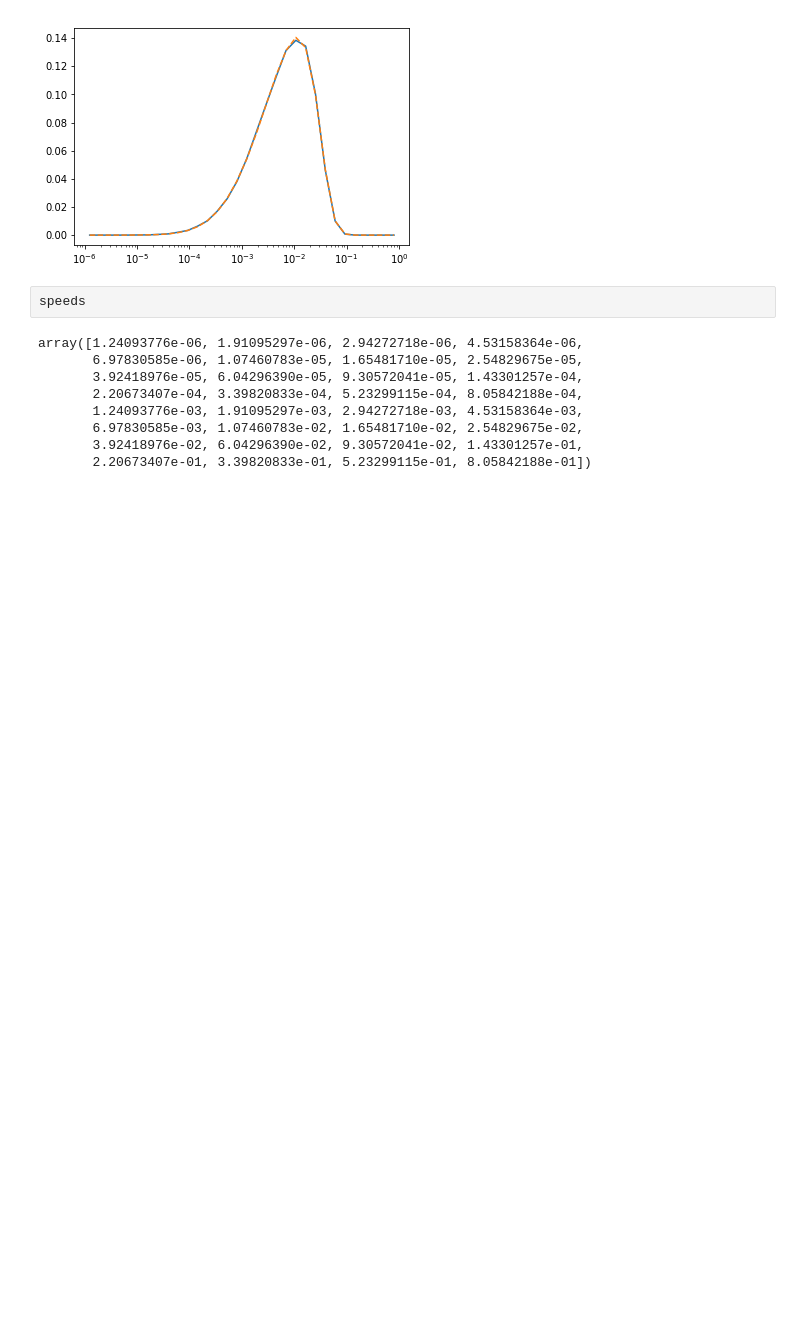
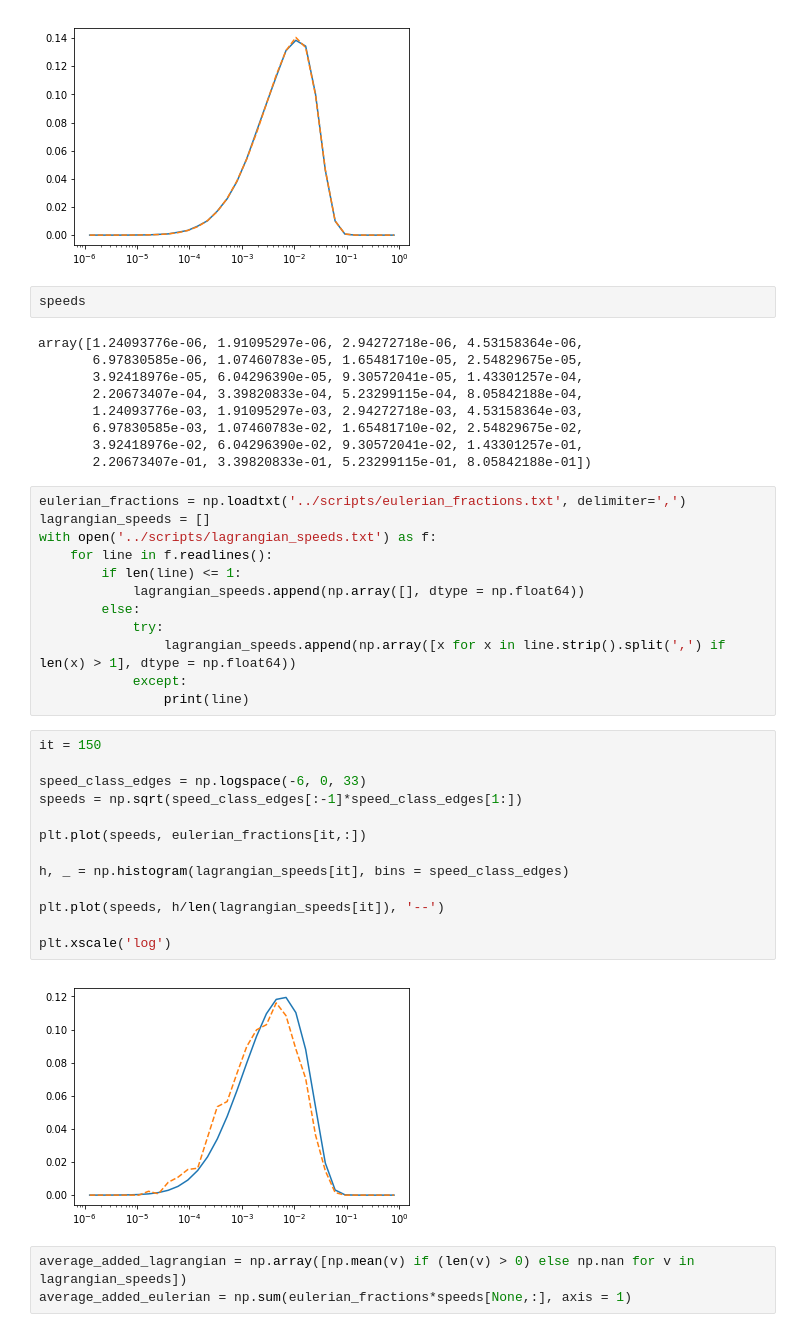
Before and after one commit to nordam/Eulerian-and-Lagrangian-methods, a Jupyter notebook: notebooks/Debugging.ipynb, the cells around one changed output. Cells and saved outputs as stored; diff of their text form; blank space fills up the shorter version.

```diff
--- a/notebooks/Debugging.ipynb
+++ b/notebooks/Debugging.ipynb
@@ -652,3 +652,33 @@ array([1.24093776e-06, 1.91095297e-06, 2.94272718e-06, 4.53158364e-06,
        6.97830585e-03, 1.07460783e-02, 1.65481710e-02, 2.54829675e-02,
        3.92418976e-02, 6.04296390e-02, 9.30572041e-02, 1.43301257e-01,
        2.20673407e-01, 3.39820833e-01, 5.23299115e-01, 8.05842188e-01])
+# %%
+eulerian_fractions = np.loadtxt('../scripts/eulerian_fractions.txt', delimiter=',')
+lagrangian_speeds = []
+with open('../scripts/lagrangian_speeds.txt') as f:
+    for line in f.readlines():
+        if len(line) <= 1:
+            lagrangian_speeds.append(np.array([], dtype = np.float64))
+        else:
+            try:
+                lagrangian_speeds.append(np.array([x for x in line.strip().split(',') if len(x) > 1], dtype = np.float64))
+            except:
+                print(line)
+# %%
+it = 150
+
+speed_class_edges = np.logspace(-6, 0, 33)
+speeds = np.sqrt(speed_class_edges[:-1]*speed_class_edges[1:])
+
+plt.plot(speeds, eulerian_fractions[it,:])
+
+h, _ = np.histogram(lagrangian_speeds[it], bins = speed_class_edges)
+
+plt.plot(speeds, h/len(lagrangian_speeds[it]), '--')
+
+plt.xscale('log')
+# %% [output]
+[figure, added]
+# %%
+average_added_lagrangian = np.array([np.mean(v) if (len(v) > 0) else np.nan for v in lagrangian_speeds])
+average_added_eulerian = np.sum(eulerian_fractions*speeds[None,:], axis = 1)
```
Also changed, not shown: parts of 12 cells of this notebook, 8 other files.
